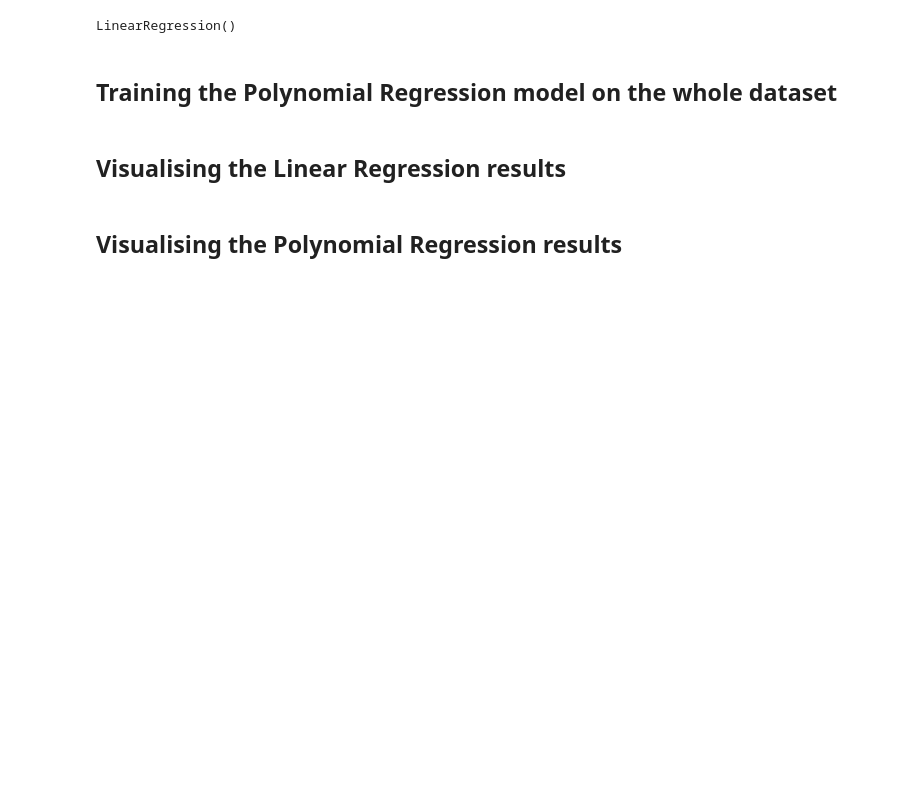
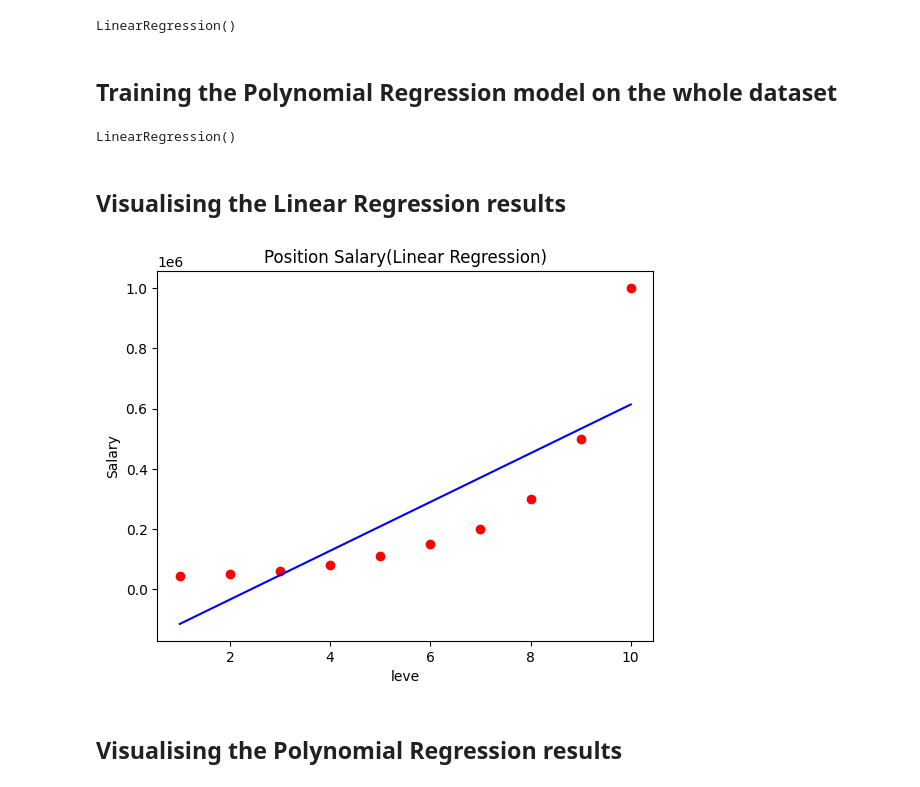
Before and after one commit to khushi1315/Machine-Learning_Practice, a Jupyter notebook: Polynomial_Regression.ipynb, the cells around one changed output. Cells and saved outputs as stored; diff of their text form; code cells hidden in the pictures; blank space fills up the shorter version.

Commit message:
Learnt Polynomial Regression

```diff
--- a/Polynomial_Regression.ipynb
+++ b/Polynomial_Regression.ipynb
@@ -22,7 +22,26 @@ lr.fit(x,y)
 LinearRegression()
 # %% [markdown]
 ## Training the Polynomial Regression model on the whole dataset
+# %%
+from sklearn.preprocessing import PolynomialFeatures
+p=PolynomialFeatures(degree=2)
+p.fit(x)
+xPoly=p.transform(x)
+lr2=LinearRegression()
+lr2.fit(xPoly,y)
+# %% [output]
+LinearRegression()
 # %% [markdown]
 ## Visualising the Linear Regression results
+# %%
+plt.scatter(x,y,color='red'
+)
+plt.plot(x,lr.predict(x),color='blue')
+plt.title('Position Salary(Linear Regression)')
+plt.xlabel('leve')
+plt.ylabel('Salary')
+plt.show()
+# %% [output]
+[figure, added]
 # %% [markdown]
 ## Visualising the Polynomial Regression results
```
Also changed, not shown: parts of 4 cells of this notebook.
